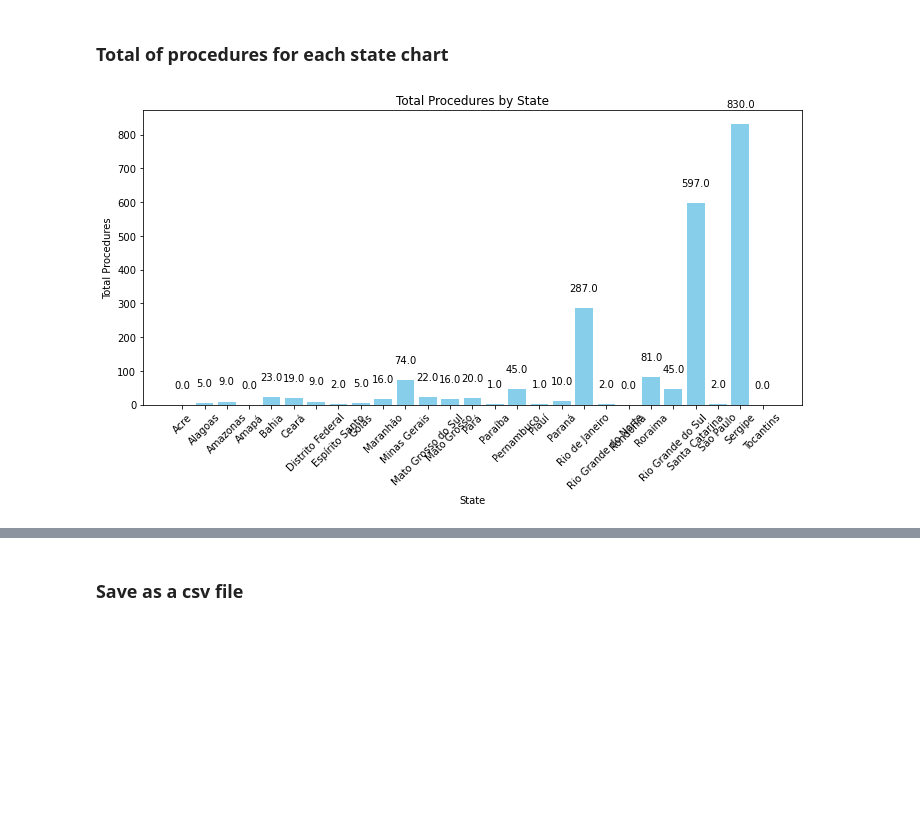
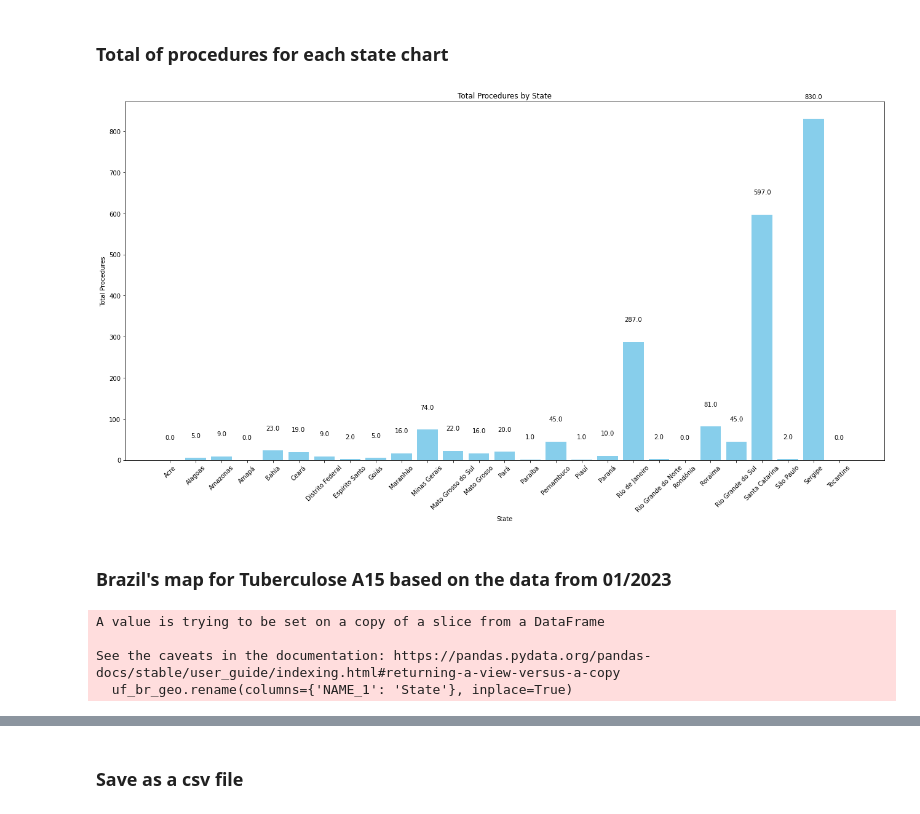
Before and after one commit to diegomattos1408/DataSUS-EDA-Python, a Jupyter notebook: tuberculose_012023.ipynb, the cells around one changed output, grey strips where cells are left out. Drawn from its saved outputs; the diff is of its cells as text; code cells hidden in the pictures; blank space fills up the shorter version.

```diff
--- a/tuberculose_012023.ipynb
+++ b/tuberculose_012023.ipynb
@@ -300,15 +303,17 @@ max_value_row
 # %% [markdown]
 ### Creating the dataframe with the most procedures for each state
 # %%
-row_max = {}
+max_value_state = {}
 
 for state in state_names:
-    cd = {}
+    max_value = {}
     index = filtered_df_drop_Total[state].idxmax()
-    cd["Frequency"] = filtered_df_drop_Total[state][index]
-    row_max[state] = cd
+    max_value['Code'] = filtered_df_drop_Total['Code'][index]
+    max_value['Description'] = filtered_df_drop_Total['Description'][index]
+    max_value['Frequência'] = filtered_df_drop_Total[state][index]
+    max_value_state[state] = max_value
 
-row_max = pd.DataFrame(row_max)
-row_max
+max_value_state = pd.DataFrame(max_value_state)
+max_value_state
 # %% [output]
 |  | Acre | Alagoas | Amazonas | Amapá | Bahia | Ceará | Distrito Federal | Espírito Santo | Goiás | ... |
@@ -336,19 +343,37 @@ total_procedures_df.head()
 # %% [markdown]
 ### Total of procedures for each state chart
 # %%
-plt.figure(figsize=(10, 6))
+plt.figure(figsize=(18, 10))
 plt.bar(total_procedures_df['State'], total_procedures_df['Total Procedures'], color='skyblue')
 
 plt.title('Total Procedures by State')
 plt.xlabel('State')
 plt.ylabel('Total Procedures')
 
-# Adding the text on top of each bar to show the exact number
 for i, val in enumerate(total_procedures_df['Total Procedures']):
     plt.text(i, val + 50, str(val), ha='center')
 
-plt.xticks(rotation=45)  # Rotate state names for better readability if needed
-plt.tight_layout()  # Adjust layout to make room for the rotated x-axis labels if necessary
+plt.xticks(rotation=45)
+plt.tight_layout()
 plt.show()
 # %% [output]
-[figure, old version]
+[figure, new version]
+# %% [markdown]
+### Brazil's map for Tuberculose A15 based on the data from 01/2023
+# %%
+# Brazil's map Data Wragling
+
+# Read the shapefile data
+uf_br = gpd.read_file('map/gadm36_BRA_1.shp')
+uf_br_geo = uf_br[['NAME_1', 'geometry']]
+
+# Rename the column to merge the dataset
+uf_br_geo.rename(columns={'NAME_1': 'State'}, inplace=True)
+
+# Merge the population data with the GeoDataFrame
+merged_df = uf_br_geo.merge(total_procedures_df, on='State')
+# %% [output]
+A value is trying to be set on a copy of a slice from a DataFrame
+
+See the caveats in the documentation: https://pandas.pydata.org/pandas-docs/stable/user_guide/indexing.html#returning-a-view-versus-a-copy
+  uf_br_geo.rename(columns={'NAME_1': 'State'}, inplace=True)
```
Also changed, not shown: parts of 6 cells of this notebook, 7 other files.
